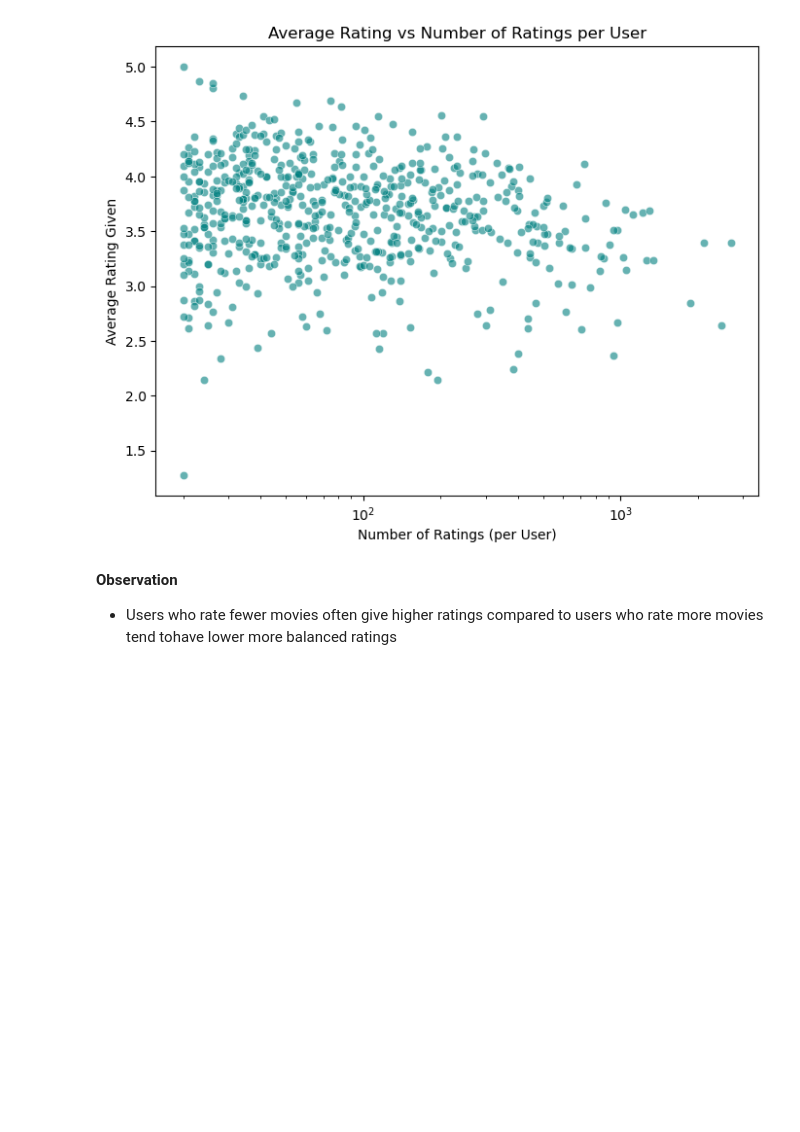
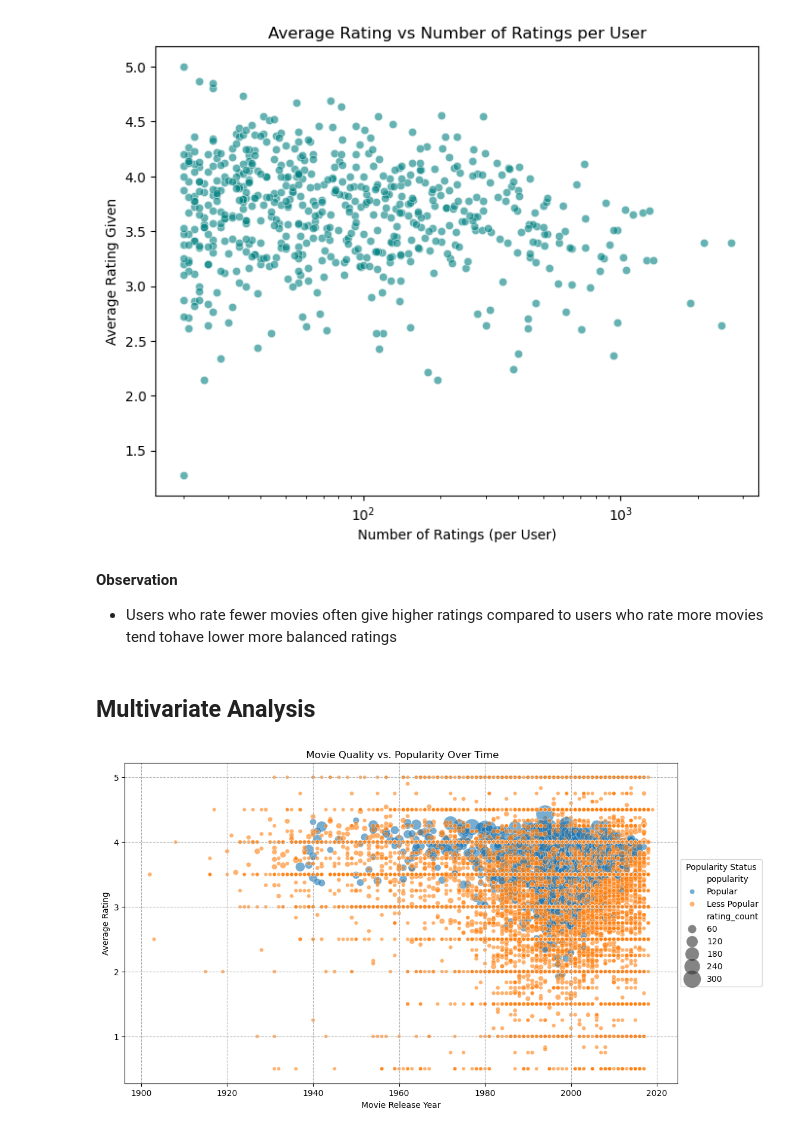
Before and after one commit to M-Nesphory/Movie_Recommendation_System, a Jupyter notebook: recommender_notebook.ipynb, the cells around one changed output. Saved outputs shown, nothing was run; the diff lists cells and outputs as text; code cells hidden in the pictures; blank space fills up the shorter version.

Commit message:
Multivariate Analysis added

```diff
--- a/recommender_notebook.ipynb
+++ b/recommender_notebook.ipynb
@@ -804,3 +804,44 @@ plt.show()
 # %% [markdown]
 **Observation**
 - Users who rate fewer movies often give higher ratings compared to users who rate more movies tend tohave lower more balanced ratings
+# %% [markdown]
+## Multivariate Analysis
+# %%
+# Exploding the genres
+expanded_genres = final_df['genres'].str.split('|').explode()
+
+#create a copy to use for aggregation
+df_agg = final_df.copy()
+
+# Group by MovieId to get volume, quality, and year
+movie_stats = df_agg.groupby('movieId').agg(
+    avg_rating=('rating', 'mean'),
+    rating_count=('rating', 'count'),
+    year=('year', 'first')
+).reset_index()
+
+# Classify Movies by Popularity (Rating Count)
+# Define popularity bins
+popularity_threshold = movie_stats['rating_count'].quantile(0.90)
+movie_stats['popularity'] = ['Popular' if count >= popularity_threshold else 'Less Popular'
+                             for count in movie_stats['rating_count']]
+
+# plot
+plt.figure(figsize=(12, 7))
+sns.scatterplot(
+    x='year',
+    y='avg_rating',
+    size='rating_count',
+    hue='popularity',
+    data=movie_stats,
+    alpha=0.6,
+    sizes=(20, 500)
+)
+plt.title(' Movie Quality vs. Popularity Over Time')
+plt.xlabel('Movie Release Year')
+plt.ylabel('Average Rating')
+plt.legend(title='Popularity Status', loc='center right', bbox_to_anchor =[1, 0, 0.16, 1])
+plt.grid(True, linestyle='--')
+plt.show();
+# %% [output]
+[figure, added]
```
Also changed, not shown: parts of 4 cells of this notebook.
